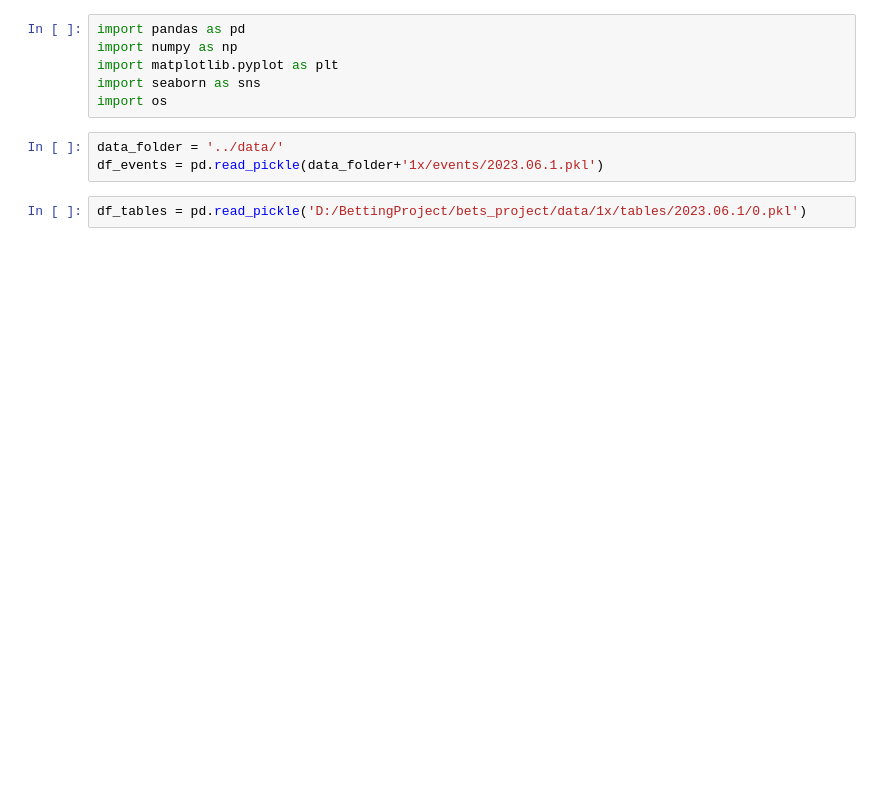
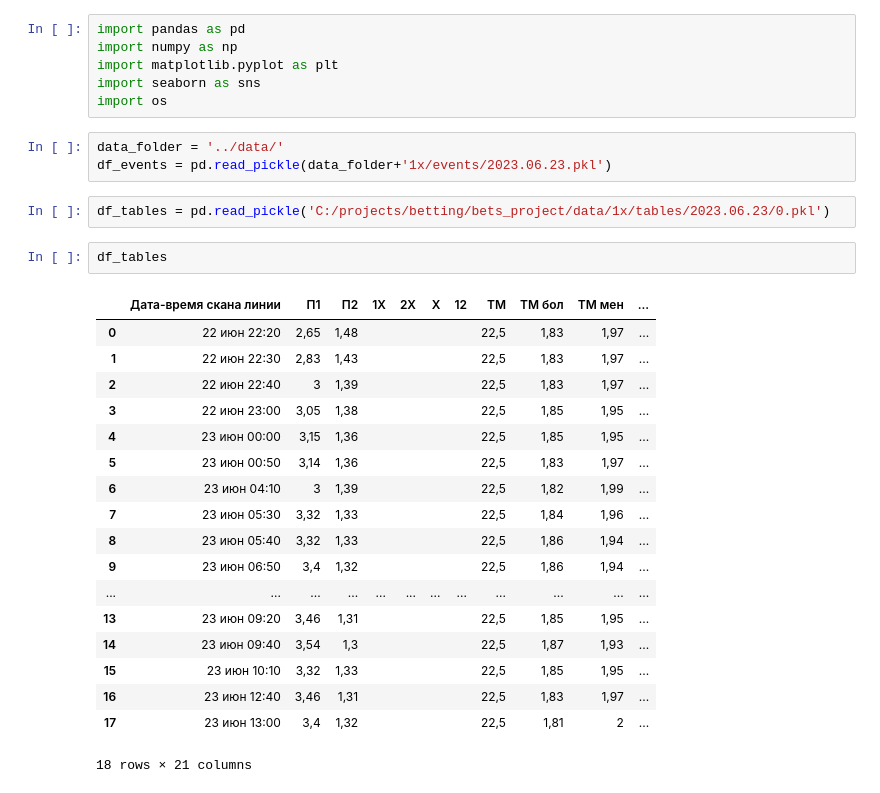
Before and after one commit to DevYourMind/bets_project, a Jupyter notebook: notebooks/parsing_results_check.ipynb, the cells around one changed output. Cells and saved outputs as stored; diff of their text form; blank space fills up the shorter version.

```diff
--- a/notebooks/parsing_results_check.ipynb
+++ b/notebooks/parsing_results_check.ipynb
@@ -6,9 +6,30 @@ import seaborn as sns
 import os
 # %%
 data_folder = '../data/'
-df_events = pd.read_pickle(data_folder+'1x/events/2023.06.1.pkl')
+df_events = pd.read_pickle(data_folder+'1x/events/2023.06.23.pkl')
 # %%
-df_tables = pd.read_pickle('D:/BettingProject/bets_project/data/1x/tables/2023.06.1/0.pkl')
+df_tables = pd.read_pickle('C:/projects/betting/bets_project/data/1x/tables/2023.06.23/0.pkl')
+# %%
+df_tables
+# %% [output]
+|  | Дата-время скана линии | П1 | П2 | 1Х | 2Х | Х | 12 | ТМ | ТМ бол | ТМ мен | ... |
+| 0 | 22 июн 22:20 | 2,65 | 1,48 |  |  |  |  | 22,5 | 1,83 | 1,97 | ... |
+| 1 | 22 июн 22:30 | 2,83 | 1,43 |  |  |  |  | 22,5 | 1,83 | 1,97 | ... |
+| 2 | 22 июн 22:40 | 3 | 1,39 |  |  |  |  | 22,5 | 1,83 | 1,97 | ... |
+| 3 | 22 июн 23:00 | 3,05 | 1,38 |  |  |  |  | 22,5 | 1,85 | 1,95 | ... |
+| 4 | 23 июн 00:00 | 3,15 | 1,36 |  |  |  |  | 22,5 | 1,85 | 1,95 | ... |
+| 5 | 23 июн 00:50 | 3,14 | 1,36 |  |  |  |  | 22,5 | 1,83 | 1,97 | ... |
+| 6 | 23 июн 04:10 | 3 | 1,39 |  |  |  |  | 22,5 | 1,82 | 1,99 | ... |
+| 7 | 23 июн 05:30 | 3,32 | 1,33 |  |  |  |  | 22,5 | 1,84 | 1,96 | ... |
+| 8 | 23 июн 05:40 | 3,32 | 1,33 |  |  |  |  | 22,5 | 1,86 | 1,94 | ... |
+| 9 | 23 июн 06:50 | 3,4 | 1,32 |  |  |  |  | 22,5 | 1,86 | 1,94 | ... |
+| ... | ... | ... | ... | ... | ... | ... | ... | ... | ... | ... | ... |
+| 13 | 23 июн 09:20 | 3,46 | 1,31 |  |  |  |  | 22,5 | 1,85 | 1,95 | ... |
+| 14 | 23 июн 09:40 | 3,54 | 1,3 |  |  |  |  | 22,5 | 1,87 | 1,93 | ... |
+| 15 | 23 июн 10:10 | 3,32 | 1,33 |  |  |  |  | 22,5 | 1,85 | 1,95 | ... |
+| 16 | 23 июн 12:40 | 3,46 | 1,31 |  |  |  |  | 22,5 | 1,83 | 1,97 | ... |
+| 17 | 23 июн 13:00 | 3,4 | 1,32 |  |  |  |  | 22,5 | 1,81 | 2 | ... |
+18 rows × 21 columns
 # %%
 df_events
 # %% [output]
```
Also changed, not shown: parts of 2 cells of this notebook, 1 other file.
